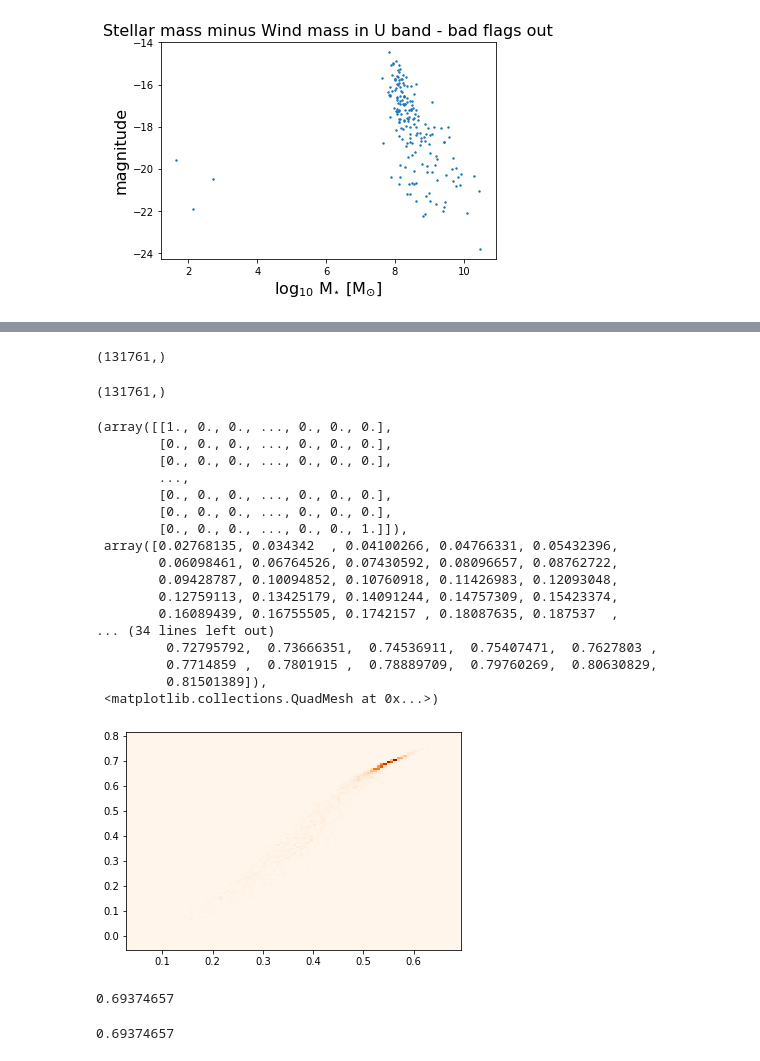
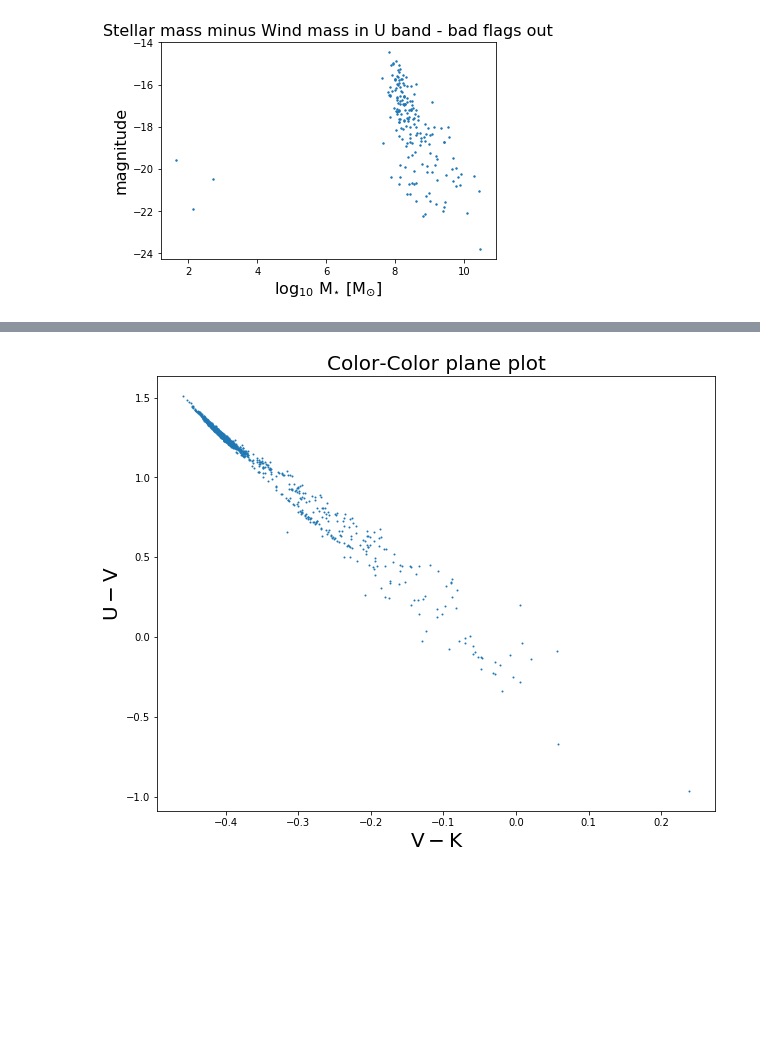
Before and after one commit to hereami321/IllustrisGalaxyAnalysis, a Jupyter notebook: tng_galaxy_notebook.ipynb, the cells around one changed output, grey strips where cells are left out. Cells and saved outputs as stored; diff of their text form; code cells hidden in the pictures; blank space fills up the shorter version.

```diff
--- a/tng_galaxy_notebook.ipynb
+++ b/tng_galaxy_notebook.ipynb
@@ -141,35 +141,0 @@ plt.show()
-# %%
-subhalo_grp['SubhaloMassInRadType'].shape
-
-np.sum(subhalo_grp['SubhaloMassInRadType'], axis=1).shape
-# %% [output]
-(131761,)
-# %%
-flag.shape
-# %% [output]
-(131761,)
-# %%
-plt.hist2d(r_minus_z, g_minus_r , bins = 100, cmap='Oranges')
-# %% [output]
-(array([[1., 0., 0., ..., 0., 0., 0.],
-        [0., 0., 0., ..., 0., 0., 0.],
-        [0., 0., 0., ..., 0., 0., 0.],
-        ...,
-        [0., 0., 0., ..., 0., 0., 0.],
-        [0., 0., 0., ..., 0., 0., 0.],
-        [0., 0., 0., ..., 0., 0., 1.]]),
- array([0.02768135, 0.034342  , 0.04100266, 0.04766331, 0.05432396,
-        0.06098461, 0.06764526, 0.07430592, 0.08096657, 0.08762722,
-        0.09428787, 0.10094852, 0.10760918, 0.11426983, 0.12093048,
-        0.12759113, 0.13425179, 0.14091244, 0.14757309, 0.15423374,
-        0.16089439, 0.16755505, 0.1742157 , 0.18087635, 0.187537  ,
-... (34 lines left out)
-         0.72795792,  0.73666351,  0.74536911,  0.75407471,  0.7627803 ,
-         0.7714859 ,  0.7801915 ,  0.78889709,  0.79760269,  0.80630829,
-         0.81501389]),
- <matplotlib.collections.QuadMesh at 0x...>)
-[figure, removed]
-# %%
-r_minus_z.max()
-# %% [output]
-0.69374657
@@ -179,4 +142,24 @@ r_minus_z = mag[:,5]-mag[:,7]
-# %%
-r_minus_z.max()
-# %% [output]
-0.69374657
+# %%
+#colorspace comparison
+fig, ax = plt.subplots()
+fig.set_size_inches(10,8)
+
+#subhalomass = np.array(np.log10(subhalo_grp['SubhaloMassInRadType'][:,4]*1e10))
+subhalomass = np.array(np.log10(np.sum(subhalo_grp['SubhaloMassInRadType'], axis=1)*1e10))
+flag = np.array(subhalo_grp['SubhaloFlag'])
+
+mask= np.logical_and(flag,subhalomass>11)
+mag = subhalo_grp['SubhaloStellarPhotometrics'][mask]
+u_minus_v = mag[:,0]-mag[:,2]
+v_minus_K= mag[:,2]-mag[:,4]
+ax.scatter(v_minus_K,u_minus_v, s=1)
+
+ax.set_ylabel("$\mathrm{U-V}$", fontsize = 20)
+ax.set_xlabel("$\mathrm{V-K}$", fontsize = 20)
+ax.set_title("Color-Color plane plot", fontsize = 20)
+plt.show()
+
+#MATCH MEAN MASS OF PARENT HALO
+#look at other illustris papers for color-color plots
+# %% [output]
+[figure, added]
```
Also changed, not shown: parts of 5 cells of this notebook, 1 other file.
